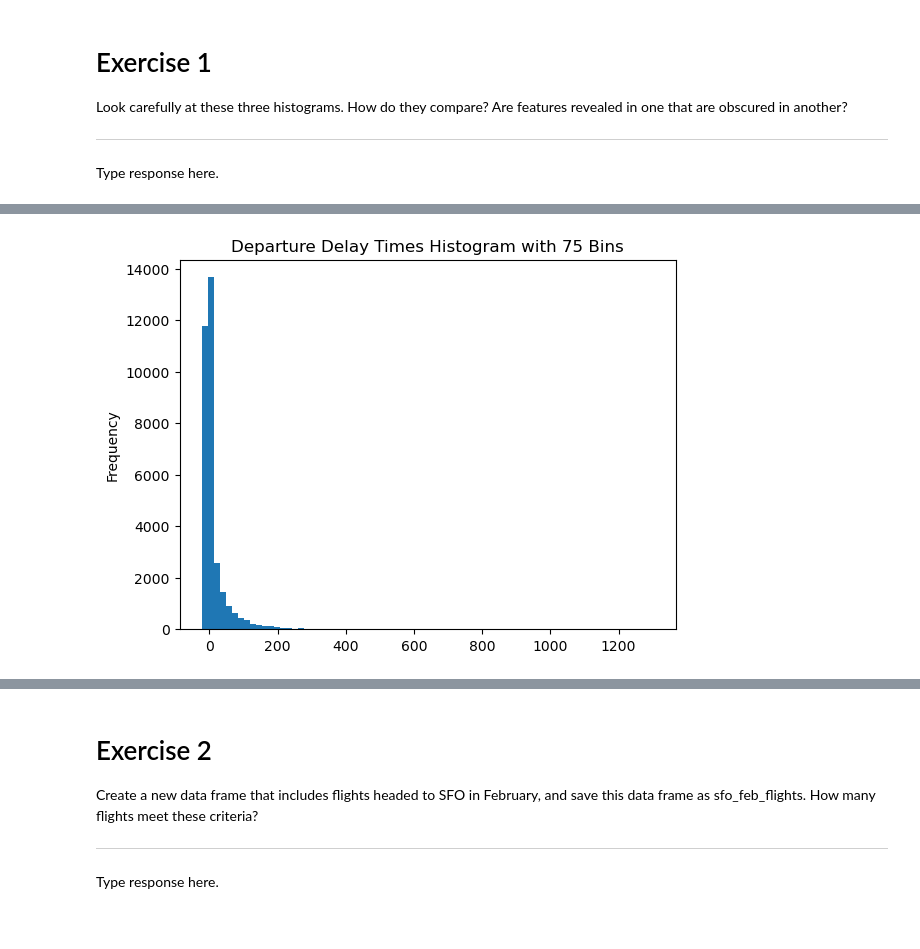
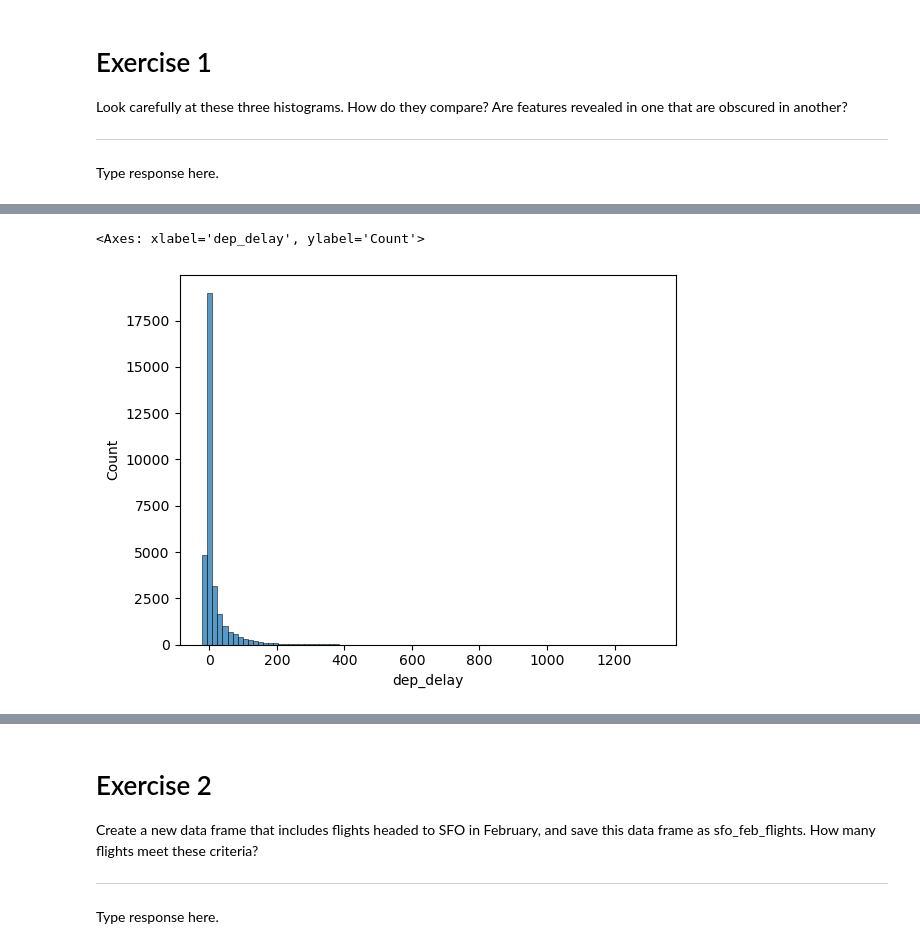
Before and after one commit to ProfessorRC3/IMS-Python-Labs, a Jupyter notebook: Lab 2.ipynb, the cells around one changed output, grey strips where cells are left out. Drawn from its saved outputs; the diff is of its cells as text; code cells hidden in the pictures.

```diff
--- a/Lab 2.ipynb
+++ b/Lab 2.ipynb
@@ -35,7 +24,5 @@ plt.show()
-# %%
-nycflights['dep_delay'].plot(kind='hist',bins=75)
-plt.title('Departure Delay Times Histogram with 75 Bins')
-
-plt.show()
-# %% [output]
-[figure, removed]
+# %%
+sns.histplot(data=nycflights['dep_delay'], binwidth=15)
+# %% [output]
+<Axes: xlabel='dep_delay', ylabel='Count'>
+[figure, added]
```
Also changed, not shown: parts of 9 cells of this notebook, 21 other files.
